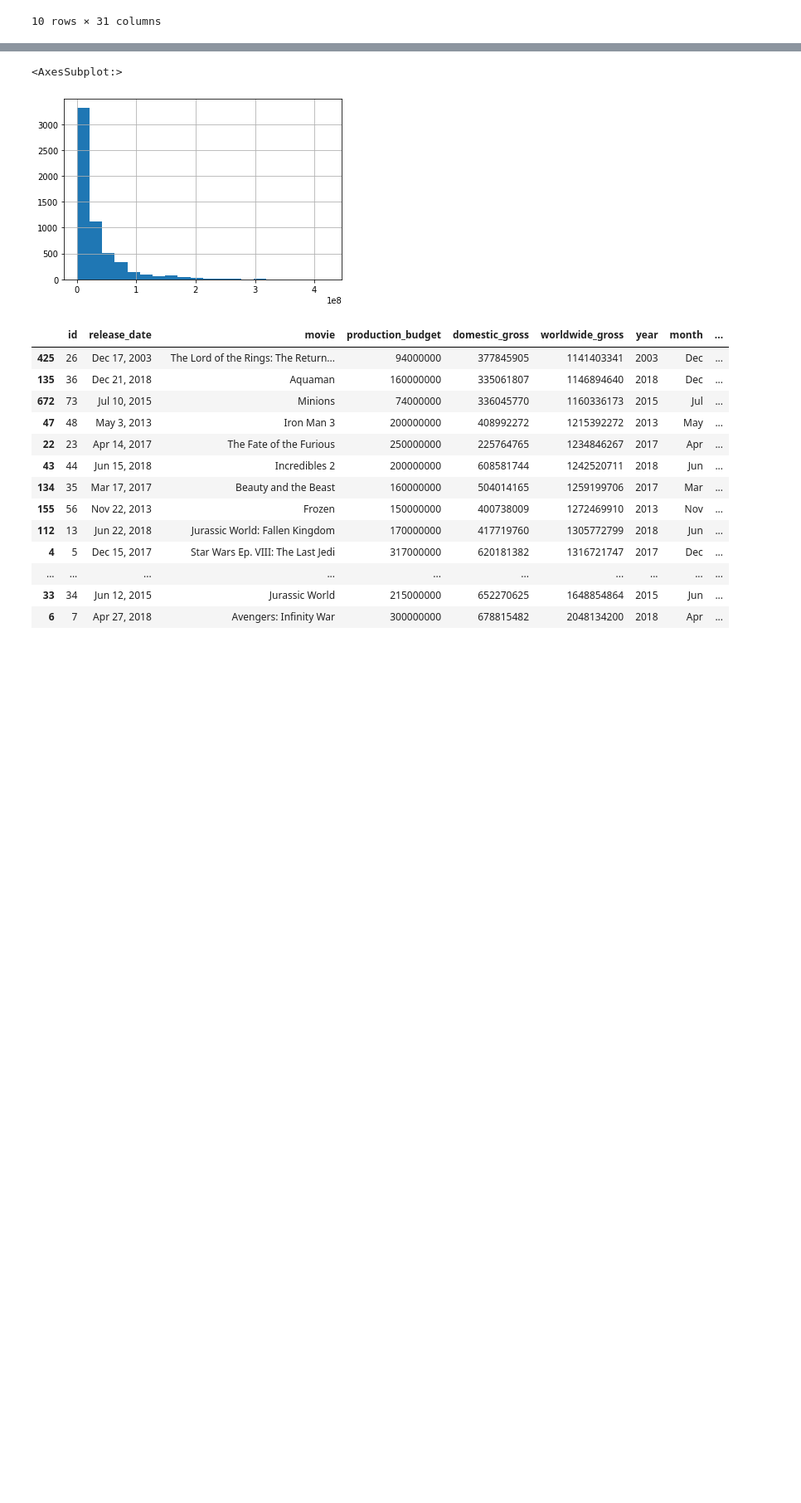
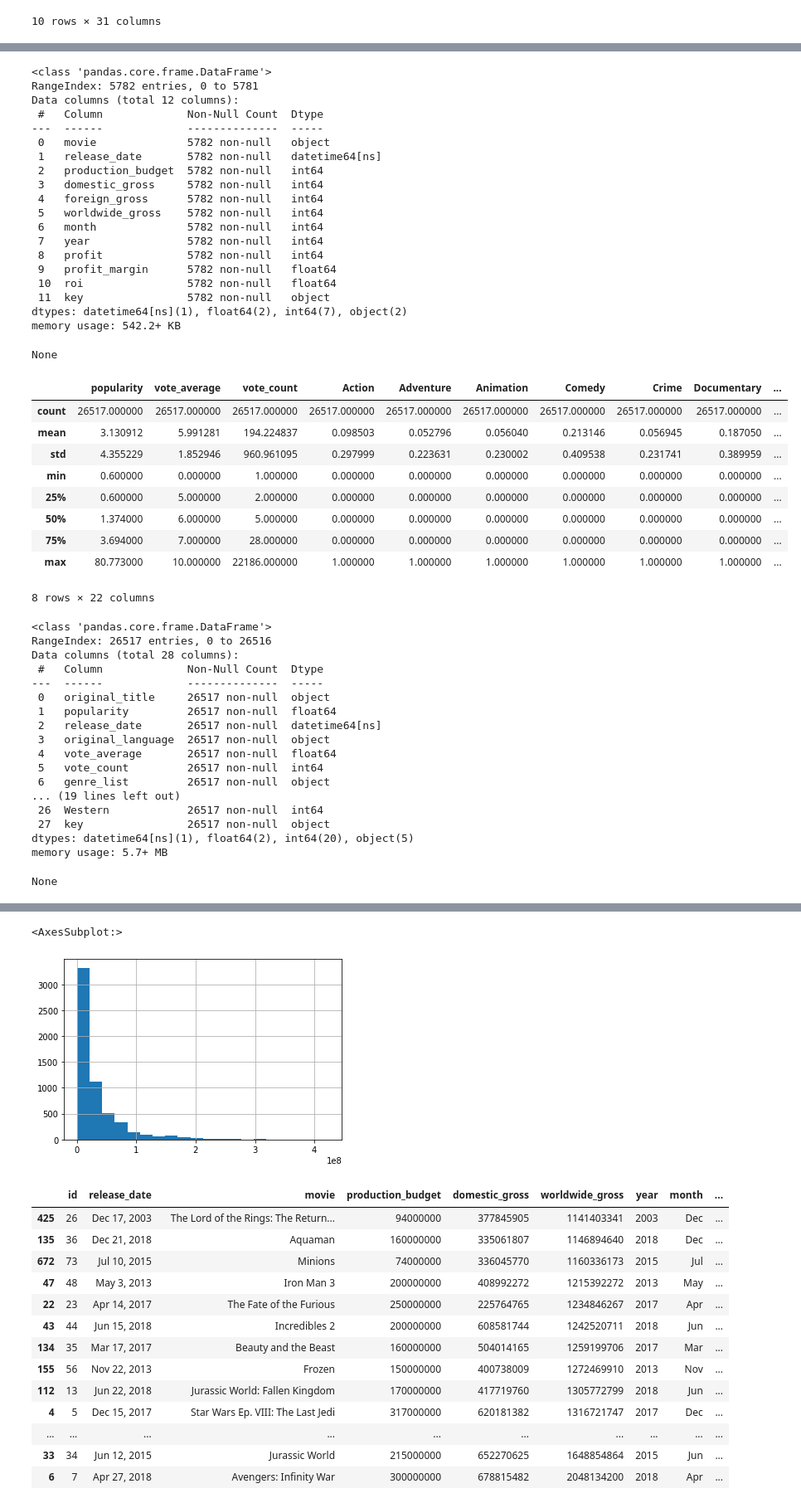
Before and after one commit to ntdoris/movie-revenue-analysis, a Jupyter notebook: natalya_doris_project1.ipynb, the cells around one changed output, grey strips where cells are left out. Shown at 83% size. Saved outputs shown, nothing was run; the diff lists cells and outputs as text; code cells hidden in the pictures; blank space fills up the shorter version.

```diff
--- a/natalya_doris_project1.ipynb
+++ b/natalya_doris_project1.ipynb
@@ -494 +394,33 @@ dtypes: float64(2), int64(7), object(3)
 memory usage: 542.2+ KB
+# %%
+## merge genre data and budget / revenue data
+
+# only keeping columns we need
+df_movies = df_movies[['original_title', 'popularity', 'release_date', 'original_language',
+                       'vote_average', 'vote_count', 'genre_list', 'genres', 'Action', 'Adventure',
+                       'Animation', 'Comedy', 'Crime', 'Documentary', 'Drama', 'Family', 'Fantasy', 'History',
+                       'Horror', 'Music', 'Mystery', 'Romance', 'Science Fiction', 'TV Movie', 'Thriller', 'War',
+                       'Western']]
+df_movie_budgets = df_movie_budgets[['movie', 'release_date', 'production_budget', 'domestic_gross', 'foreign_gross', 'worldwide_gross',
+                 'month','year','profit','profit_margin','roi']]
+
+# create merge key to avoid potential duplicate titles
+df_movies['key'] = df_movies['release_date'].astype(str) + " " + df_movies['original_title']
+df_movie_budgets['key'] = df_movie_budgets['release_date'].astype(str) + " " + df_movie_budgets['movie']
+
+# merge on key
+df_genres = df_movie_budgets.merge(df_movies, how='left', on='key')
+
+display(df_genres.describe())
+display(df_genres.info())
+display(df_movie_budgets.describe())
+display(df_movie_budgets.info())
+display(df_movies.describe())
+display(df_movies.info())
+
+# around 200 movie titles repeated (more than one match in df_movies dataframe) - let's see what these are
+
+# Also around 4000 movies which did not have a genre
+
+df_genres.to_csv('test.csv')
+# %% [output]
@@ -494,0 +469,48 @@ memory usage: 542.2+ KB
+<class 'pandas.core.frame.DataFrame'>
+RangeIndex: 5782 entries, 0 to 5781
+Data columns (total 12 columns):
+ #   Column             Non-Null Count  Dtype
+---  ------             --------------  -----
+ 0   movie              5782 non-null   object
+ 1   release_date       5782 non-null   datetime64[ns]
+ 2   production_budget  5782 non-null   int64
+ 3   domestic_gross     5782 non-null   int64
+ 4   foreign_gross      5782 non-null   int64
+ 5   worldwide_gross    5782 non-null   int64
+ 6   month              5782 non-null   int64
+ 7   year               5782 non-null   int64
+ 8   profit             5782 non-null   int64
+ 9   profit_margin      5782 non-null   float64
+ 10  roi                5782 non-null   float64
+ 11  key                5782 non-null   object
+dtypes: datetime64[ns](1), float64(2), int64(7), object(2)
+memory usage: 542.2+ KB
+None
+|  | popularity | vote_average | vote_count | Action | Adventure | Animation | Comedy | Crime | Documentary | ... |
+| count | 26517.000000 | 26517.000000 | 26517.000000 | 26517.000000 | 26517.000000 | 26517.000000 | 26517.000000 | 26517.000000 | 26517.000000 | ... |
+| mean | 3.130912 | 5.991281 | 194.224837 | 0.098503 | 0.052796 | 0.056040 | 0.213146 | 0.056945 | 0.187050 | ... |
+| std | 4.355229 | 1.852946 | 960.961095 | 0.297999 | 0.223631 | 0.230002 | 0.409538 | 0.231741 | 0.389959 | ... |
+| min | 0.600000 | 0.000000 | 1.000000 | 0.000000 | 0.000000 | 0.000000 | 0.000000 | 0.000000 | 0.000000 | ... |
+| 25% | 0.600000 | 5.000000 | 2.000000 | 0.000000 | 0.000000 | 0.000000 | 0.000000 | 0.000000 | 0.000000 | ... |
+| 50% | 1.374000 | 6.000000 | 5.000000 | 0.000000 | 0.000000 | 0.000000 | 0.000000 | 0.000000 | 0.000000 | ... |
+| 75% | 3.694000 | 7.000000 | 28.000000 | 0.000000 | 0.000000 | 0.000000 | 0.000000 | 0.000000 | 0.000000 | ... |
+| max | 80.773000 | 10.000000 | 22186.000000 | 1.000000 | 1.000000 | 1.000000 | 1.000000 | 1.000000 | 1.000000 | ... |
+8 rows × 22 columns
+<class 'pandas.core.frame.DataFrame'>
+RangeIndex: 26517 entries, 0 to 26516
+Data columns (total 28 columns):
+ #   Column             Non-Null Count  Dtype
+---  ------             --------------  -----
+ 0   original_title     26517 non-null  object
+ 1   popularity         26517 non-null  float64
+ 2   release_date       26517 non-null  datetime64[ns]
+ 3   original_language  26517 non-null  object
+ 4   vote_average       26517 non-null  float64
+ 5   vote_count         26517 non-null  int64
+ 6   genre_list         26517 non-null  object
+... (19 lines left out)
+ 26  Western            26517 non-null  int64
+ 27  key                26517 non-null  object
+dtypes: datetime64[ns](1), float64(2), int64(20), object(5)
+memory usage: 5.7+ MB
+None
```
Also changed, not shown: parts of 45 cells of this notebook.
